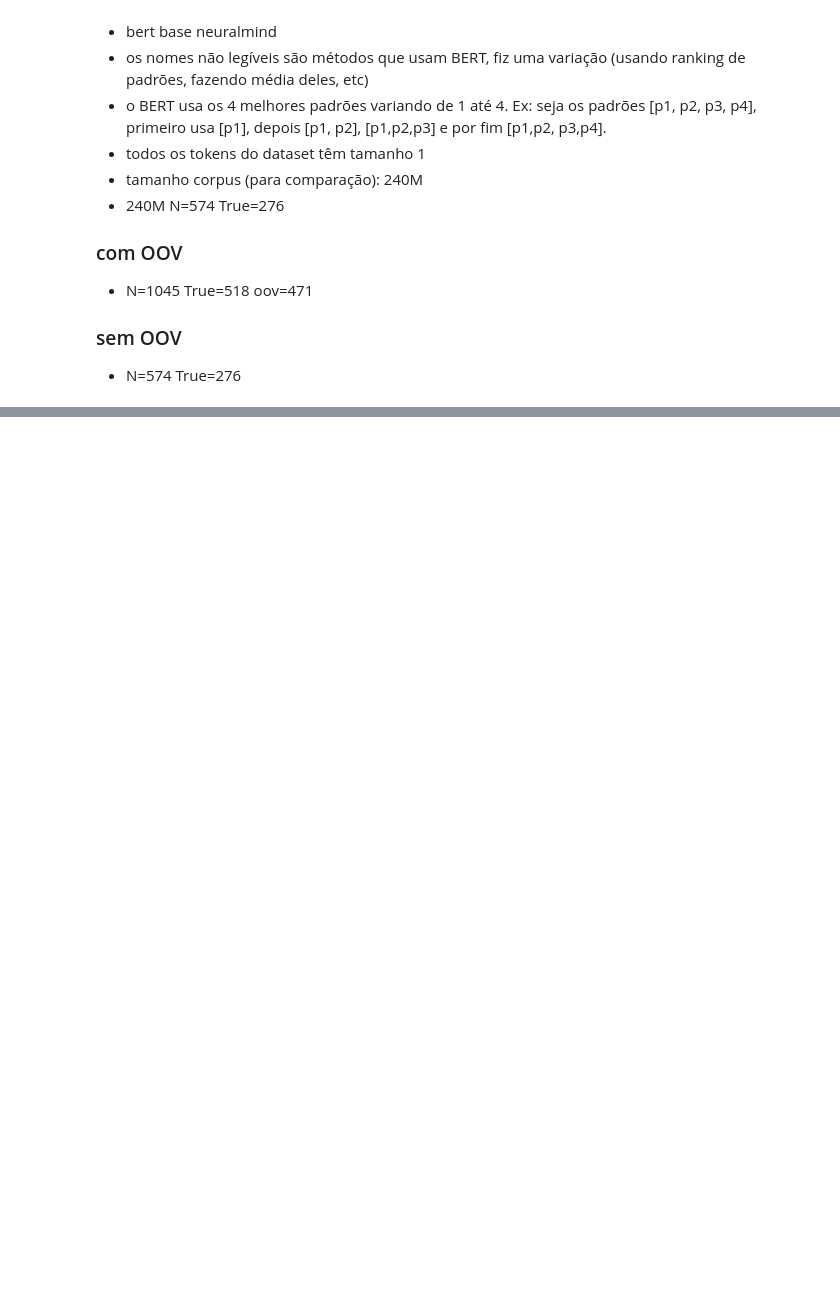
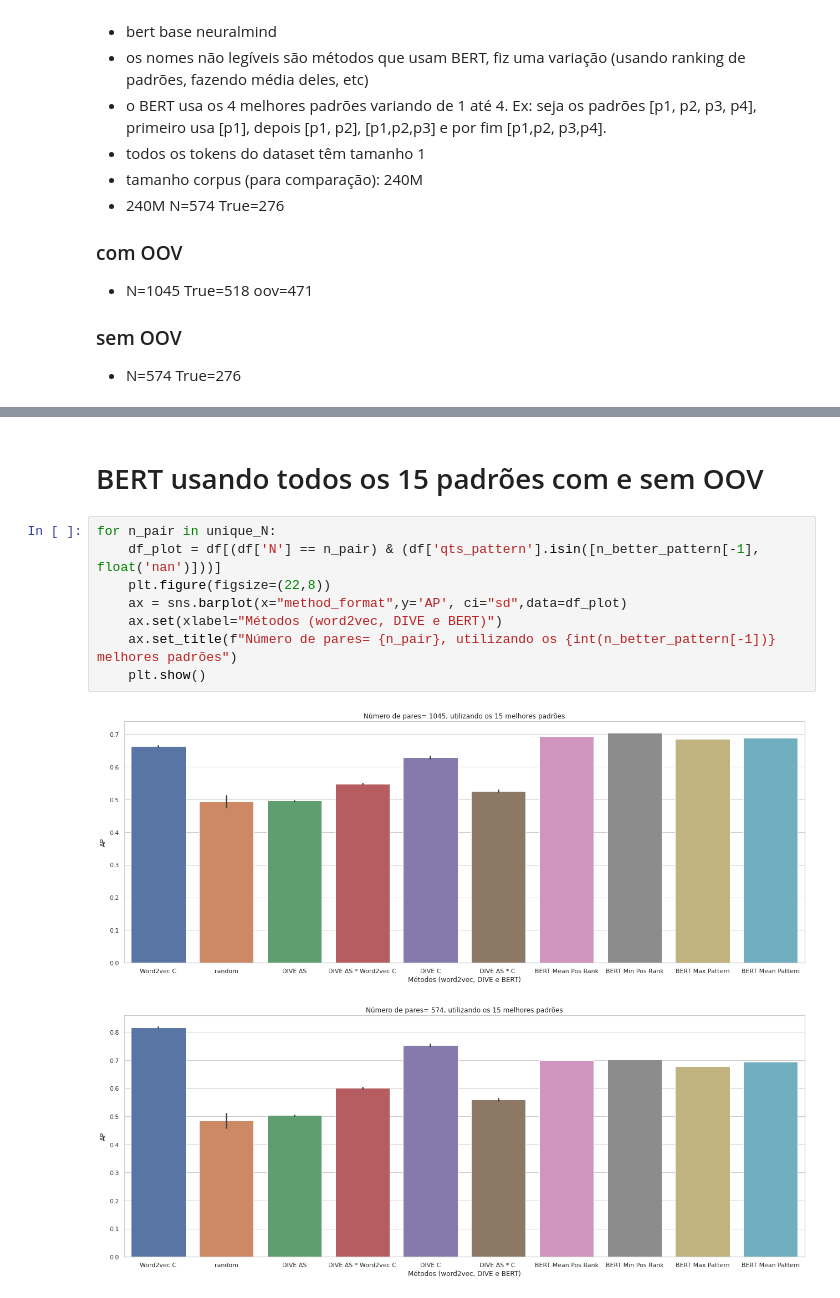
Before and after one commit to eraldoluis/hyper_bert, a Jupyter notebook: nb/compare_bert-score_dive_word2vec.ipynb, the cells around one changed output, grey strips where cells are left out. Drawn from its saved outputs; the diff is of its cells as text; blank space fills up the shorter version.

```diff
--- a/nb/compare_bert-score_dive_word2vec.ipynb
+++ b/nb/compare_bert-score_dive_word2vec.ipynb
@@ -74,0 +73,13 @@ for n_pair in unique_N:
+# %% [markdown]
+# BERT usando todos os 15 padrões com e sem OOV
+# %%
+for n_pair in unique_N:
+    df_plot = df[(df['N'] == n_pair) & (df['qts_pattern'].isin([n_better_pattern[-1], float('nan')]))]
+    plt.figure(figsize=(22,8))
+    ax = sns.barplot(x="method_format",y='AP', ci="sd",data=df_plot)
+    ax.set(xlabel="Métodos (word2vec, DIVE e BERT)")
+    ax.set_title(f"Número de pares= {n_pair}, utilizando os {int(n_better_pattern[-1])} melhores padrões")
+    plt.show()
+# %% [output]
+[figure, added]
+[figure, added]
```
Also changed, not shown: parts of 1 cell of this notebook, 5 other files.
